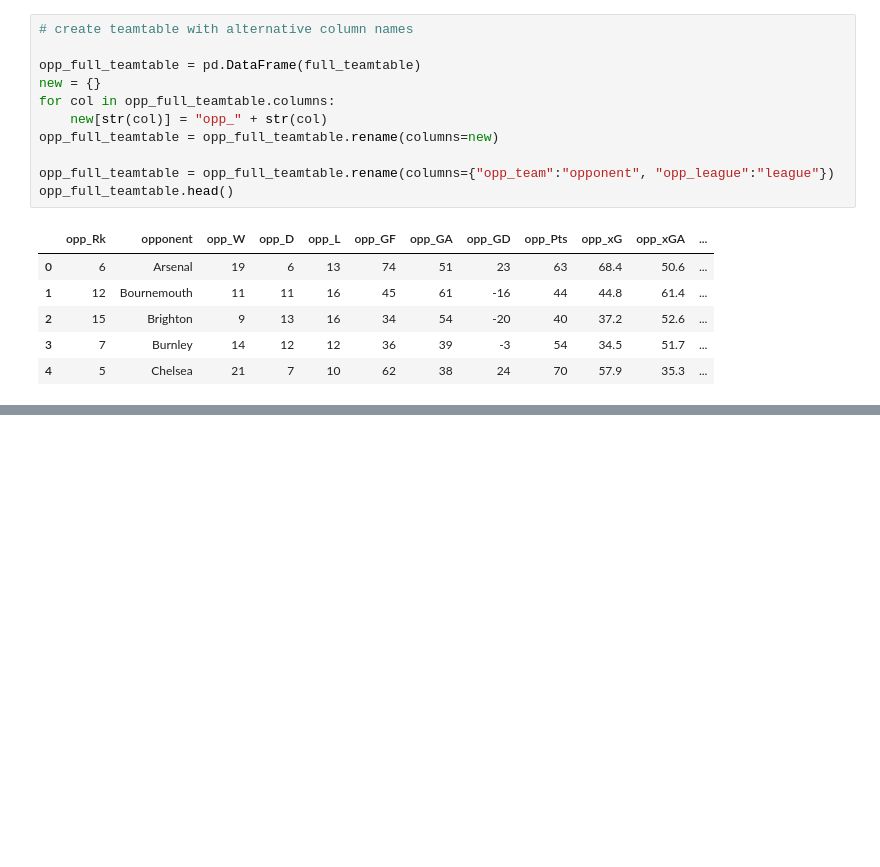
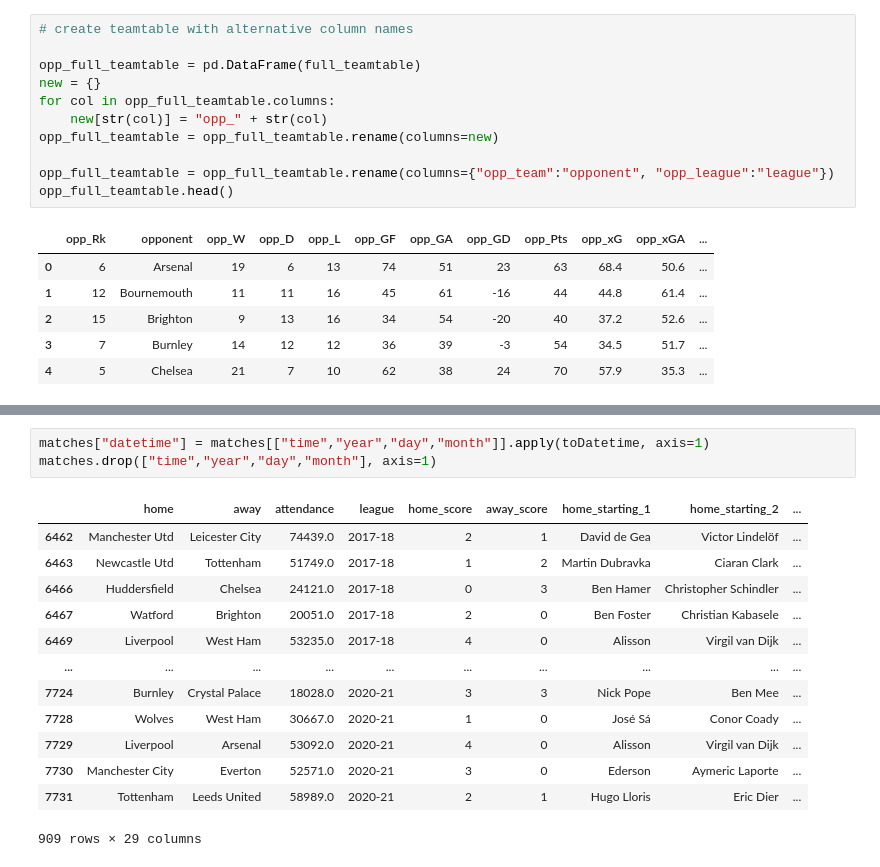
Before and after one commit to OliverSavolainen/IDS2021_D9, a Jupyter notebook: D9/IDS2021_D9.ipynb, the cells around one changed output, grey strips where cells are left out. Drawn from its saved outputs; the diff is of its cells as text; blank space fills up the shorter version.

```diff
--- a/D9/IDS2021_D9.ipynb
+++ b/D9/IDS2021_D9.ipynb
@@ -196,0 +222,17 @@ final.head()
+# %%
+matches["datetime"] = matches[["time","year","day","month"]].apply(toDatetime, axis=1)
+matches.drop(["time","year","day","month"], axis=1)
+# %% [output]
+|  | home | away | attendance | league | home_score | away_score | home_starting_1 | home_starting_2 | ... |
+| 6462 | Manchester Utd | Leicester City | 74439.0 | 2017-18 | 2 | 1 | David de Gea | Victor Lindelöf | ... |
+| 6463 | Newcastle Utd | Tottenham | 51749.0 | 2017-18 | 1 | 2 | Martin Dubravka | Ciaran Clark | ... |
+| 6466 | Huddersfield | Chelsea | 24121.0 | 2017-18 | 0 | 3 | Ben Hamer | Christopher Schindler | ... |
+| 6467 | Watford | Brighton | 20051.0 | 2017-18 | 2 | 0 | Ben Foster | Christian Kabasele | ... |
+| 6469 | Liverpool | West Ham | 53235.0 | 2017-18 | 4 | 0 | Alisson | Virgil van Dijk | ... |
+| ... | ... | ... | ... | ... | ... | ... | ... | ... | ... |
+| 7724 | Burnley | Crystal Palace | 18028.0 | 2020-21 | 3 | 3 | Nick Pope | Ben Mee | ... |
+| 7728 | Wolves | West Ham | 30667.0 | 2020-21 | 1 | 0 | José Sá | Conor Coady | ... |
+| 7729 | Liverpool | Arsenal | 53092.0 | 2020-21 | 4 | 0 | Alisson | Virgil van Dijk | ... |
+| 7730 | Manchester City | Everton | 52571.0 | 2020-21 | 3 | 0 | Ederson | Aymeric Laporte | ... |
+| 7731 | Tottenham | Leeds United | 58989.0 | 2020-21 | 2 | 1 | Hugo Lloris | Eric Dier | ... |
+909 rows × 29 columns
```
Also changed, not shown: parts of 10 cells of this notebook.
